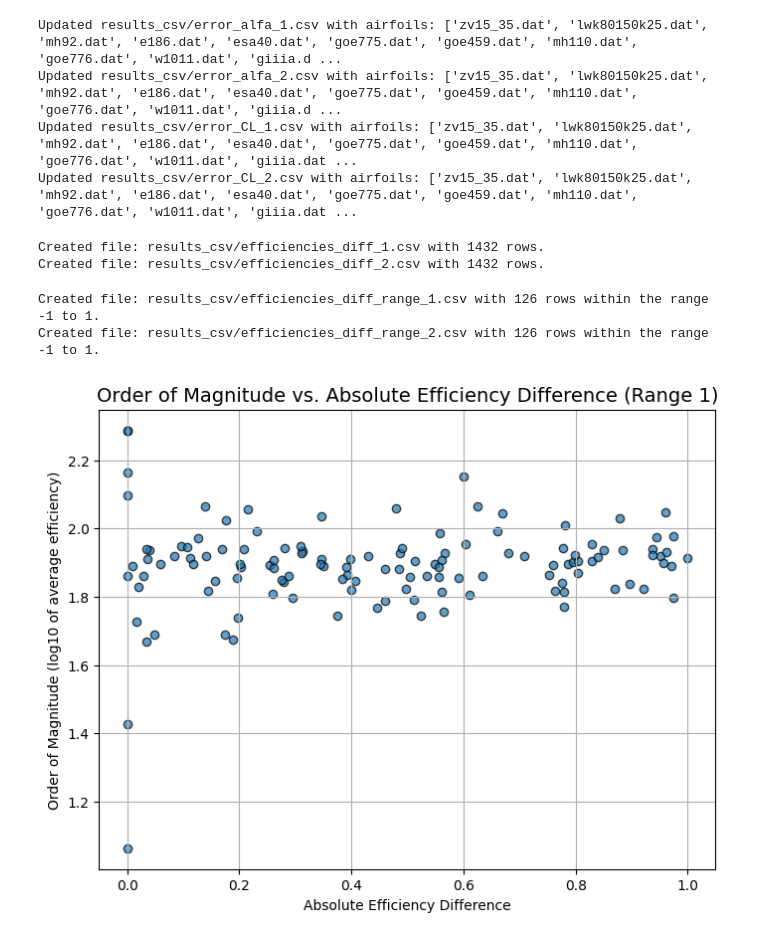
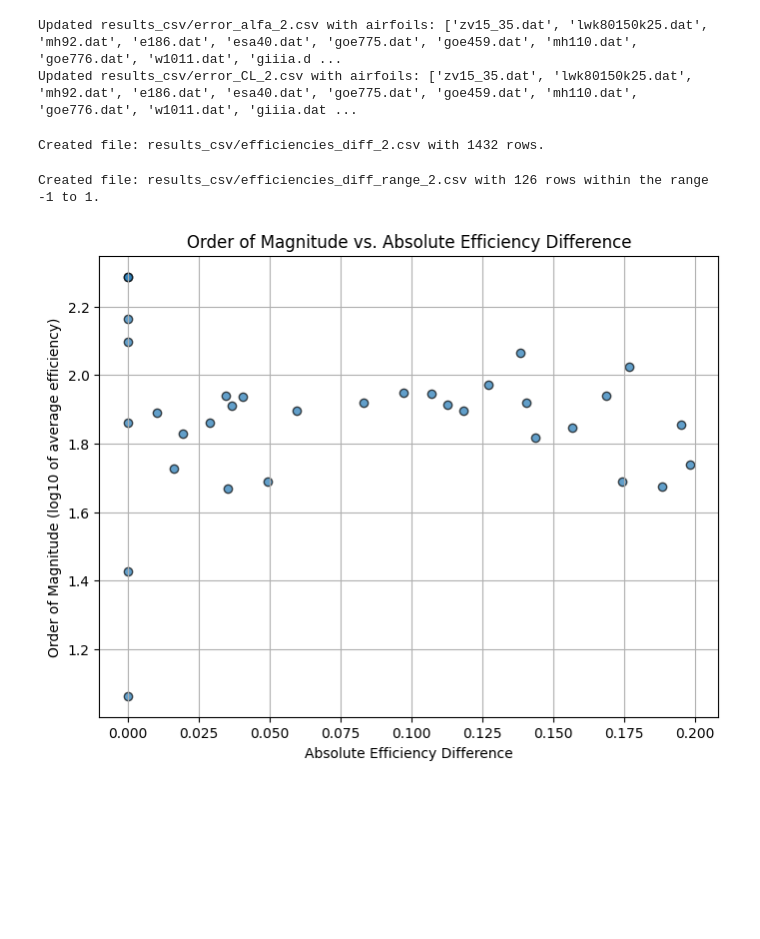
Before and after one commit to ledanielroman/AA2_ISAE, a Jupyter notebook: AS_analysis_1.ipynb, the cells around one changed output. Drawn from its saved outputs; the diff is of its cells as text; code cells hidden in the pictures; blank space fills up the shorter version.

Commit message:
delete all of data _1 because _1 and _2 are almost the same

```diff
--- a/AS_analysis_1.ipynb
+++ b/AS_analysis_1.ipynb
@@ -102,9 +98,7 @@ def update_error_file(eff_file, error_file):
 
 # List the efficiency files with their corresponding error file paths.
 file_mappings = [
-    ('results_csv/efficiencies_alfa_1.csv', 'results_csv/error_alfa_1.csv'),
     ('results_csv/efficiencies_alfa_2.csv', 'results_csv/error_alfa_2.csv'),
-    ('results_csv/efficiencies_CL_1.csv',   'results_csv/error_CL_1.csv'),
     ('results_csv/efficiencies_CL_2.csv',   'results_csv/error_CL_2.csv'),
 ]
 
@@ -112,9 +106,7 @@ file_mappings = [
 for eff_file, error_file in file_mappings:
     update_error_file(eff_file, error_file)
 # %% [output]
-Updated results_csv/error_alfa_1.csv with airfoils: ['zv15_35.dat', 'lwk80150k25.dat', 'mh92.dat', 'e186.dat', 'esa40.dat', 'goe775.dat', 'goe459.dat', 'mh110.dat', 'goe776.dat', 'w1011.dat', 'giiia.d ...
 Updated results_csv/error_alfa_2.csv with airfoils: ['zv15_35.dat', 'lwk80150k25.dat', 'mh92.dat', 'e186.dat', 'esa40.dat', 'goe775.dat', 'goe459.dat', 'mh110.dat', 'goe776.dat', 'w1011.dat', 'giiia.d ...
-Updated results_csv/error_CL_1.csv with airfoils: ['zv15_35.dat', 'lwk80150k25.dat', 'mh92.dat', 'e186.dat', 'esa40.dat', 'goe775.dat', 'goe459.dat', 'mh110.dat', 'goe776.dat', 'w1011.dat', 'giiia.dat ...
 Updated results_csv/error_CL_2.csv with airfoils: ['zv15_35.dat', 'lwk80150k25.dat', 'mh92.dat', 'e186.dat', 'esa40.dat', 'goe775.dat', 'goe459.dat', 'mh110.dat', 'goe776.dat', 'w1011.dat', 'giiia.dat ...
 # %%
 # The goal of this cell is to gather all of airfoil names errors file in only one -> unique_airfoils.csv (I did not use the tripping errors files)
@@ -274,11 +262,6 @@ def compare_efficiencies(alfa_file, cl_file, output_file):
 
     print(f"Created file: {output_file} with {len(results)} rows.")
 
-# --- Compare the first pair: efficiencies_alfa_1.csv vs efficiencies_CL_1.csv ---
-alfa_file_1 = 'results_csv/efficiencies_alfa_1.csv'
-cl_file_1   = 'results_csv/efficiencies_CL_1.csv'
-output_file_1 = 'results_csv/efficiencies_diff_1.csv'
-compare_efficiencies(alfa_file_1, cl_file_1, output_file_1)
 
 # --- Compare the second pair: efficiencies_alfa_2.csv vs efficiencies_CL_2.csv ---
 alfa_file_2 = 'results_csv/efficiencies_alfa_2.csv'
@@ -286,7 +269,6 @@ cl_file_2   = 'results_csv/efficiencies_CL_2.csv'
 output_file_2 = 'results_csv/efficiencies_diff_2.csv'
 compare_efficiencies(alfa_file_2, cl_file_2, output_file_2)
 # %% [output]
-Created file: results_csv/efficiencies_diff_1.csv with 1432 rows.
 Created file: results_csv/efficiencies_diff_2.csv with 1432 rows.
 # %%
 def filter_efficiency_range(input_file, output_file, low=-1, high=1):
@@ -319,48 +301,47 @@ def filter_efficiency_range(input_file, output_file, low=-1, high=1):
 
 # Define the input and output file paths.
 files_to_filter = [
-    ('results_csv/efficiencies_diff_1.csv', 'results_csv/efficiencies_diff_range_1.csv'),
     ('results_csv/efficiencies_diff_2.csv', 'results_csv/efficiencies_diff_range_2.csv')
 ]
 
 for input_file, output_file in files_to_filter:
     filter_efficiency_range(input_file, output_file, low=-1, high=1)
 # %% [output]
-Created file: results_csv/efficiencies_diff_range_1.csv with 126 rows within the range -1 to 1.
 Created file: results_csv/efficiencies_diff_range_2.csv with 126 rows within the range -1 to 1.
 # %%
 import pandas as pd
 import numpy as np
 import matplotlib.pyplot as plt
 
-# 1. Load the CSV file into a DataFrame
-df = pd.read_csv('results_csv/efficiencies_diff_range_1.csv')
+# 1. Load the CSV file into a DataFrame for Range 2
+df = pd.read_csv('results_csv/efficiencies_diff_range_2.csv')
 
-# 2. Compute the average efficiency
+# 2. Compute the average efficiency from the alfa and CL columns
 df['efficiency_mean'] = (df['efficiency_alfa'] + df['efficiency_CL']) / 2.0
 
 # 3. Compute the order of magnitude (log10) of the average efficiency
+#    (Ensure that efficiency_mean > 0 to avoid issues with log10)
+df = df[df['efficiency_mean'] > 0]  # Filter out any non-positive values if needed
 df['eff_order'] = np.log10(df['efficiency_mean'])
 
 # 4. Compute the absolute value of the efficiency difference
 df['abs_diff'] = df['efficiency_difference'].abs()
 
-# 5. Create a scatter plot: x = abs_diff, y = eff_order
+# 5. Create a scatter plot: x-axis = absolute efficiency difference, y-axis = order of magnitude
 plt.figure(figsize=(8,6))
 plt.scatter(
-    df['abs_diff'],    # x-axis: absolute difference
-    df['eff_order'],   # y-axis: log10 of average efficiency
+    df['abs_diff'],    # x-axis: absolute efficiency difference
+    df['eff_order'],   # y-axis: log10(average efficiency)
     alpha=0.7,
     edgecolor='k'
 )
 
 plt.xlabel('Absolute Efficiency Difference')
 plt.ylabel('Order of Magnitude (log10 of average efficiency)')
-plt.title('Order of Magnitude vs. Absolute Efficiency Difference (Range 1)', fontsize=14)
-
+plt.title('Order of Magnitude vs. Absolute Efficiency Difference')
 plt.grid(True)
 
 # 6. Show the plot
 plt.show()
 # %% [output]
-[figure, old version]
+[figure, new version]
```
Also changed, not shown: parts of 5 cells of this notebook, 6 other files.
